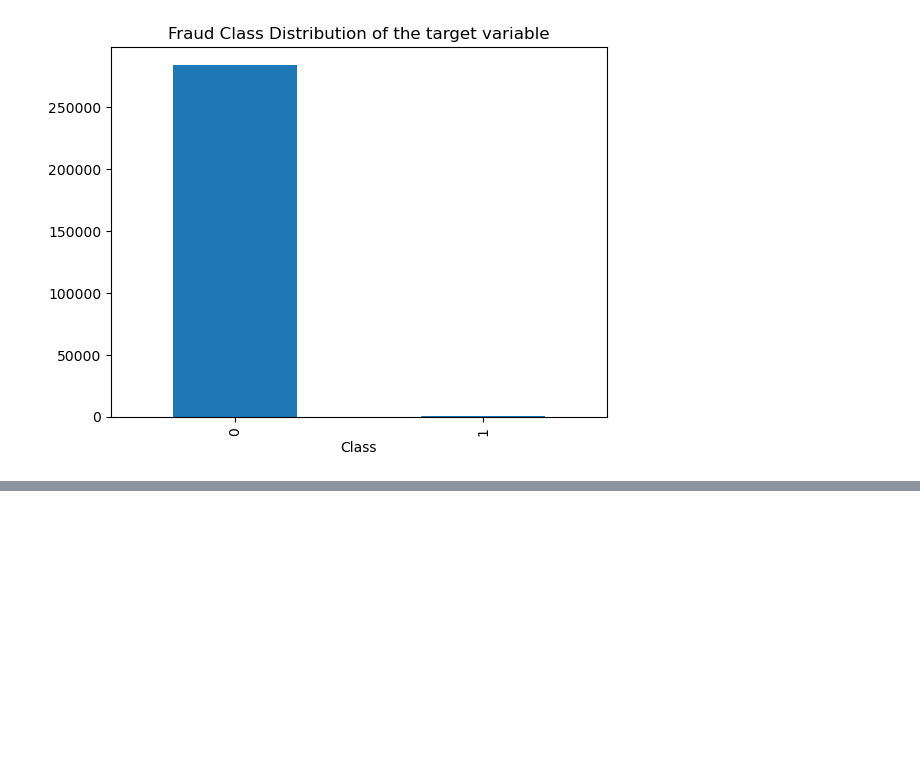
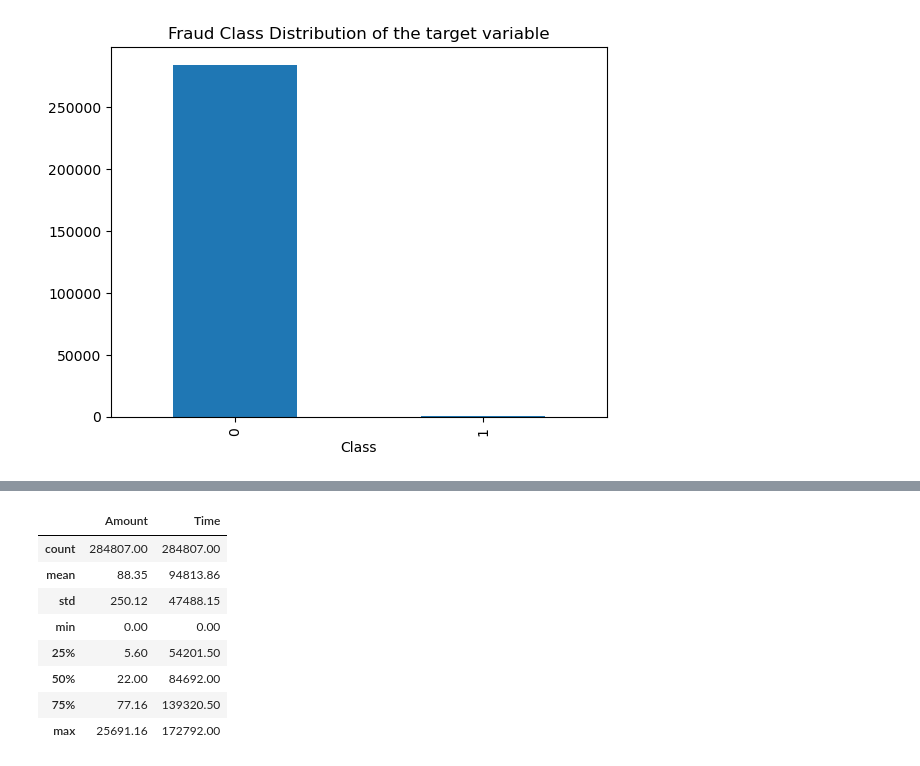
Before and after one commit to Avitia111/Fraud-Detection, a Jupyter notebook: Fraud_detection_model.ipynb, the cells around one changed output, grey strips where cells are left out. Saved outputs shown, nothing was run; the diff lists cells and outputs as text; code cells hidden in the pictures; blank space fills up the shorter version.

```diff
--- a/Fraud_detection_model.ipynb
+++ b/Fraud_detection_model.ipynb
@@ -35,0 +91,12 @@ fraud_counts.plot(kind="bar", title="Fraud Class Distribution of the target vari
+# %%
+dataDF[["Amount", "Time"]].describe()
+# %% [output]
+|  | Amount | Time |
+| count | 284807.00 | 284807.00 |
+| mean | 88.35 | 94813.86 |
+| std | 250.12 | 47488.15 |
+| min | 0.00 | 0.00 |
+| 25% | 5.60 | 54201.50 |
+| 50% | 22.00 | 84692.00 |
+| 75% | 77.16 | 139320.50 |
+| max | 25691.16 | 172792.00 |
```
Also changed, not shown: parts of 10 cells of this notebook.
